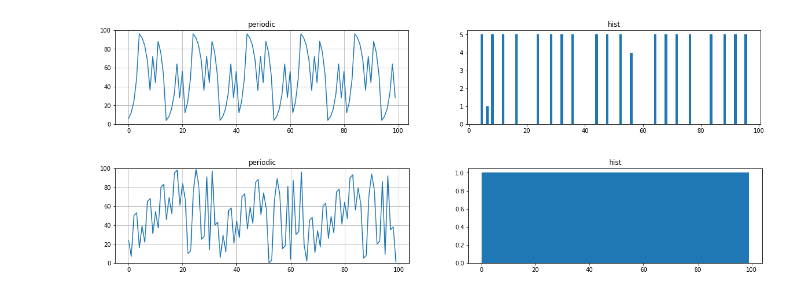
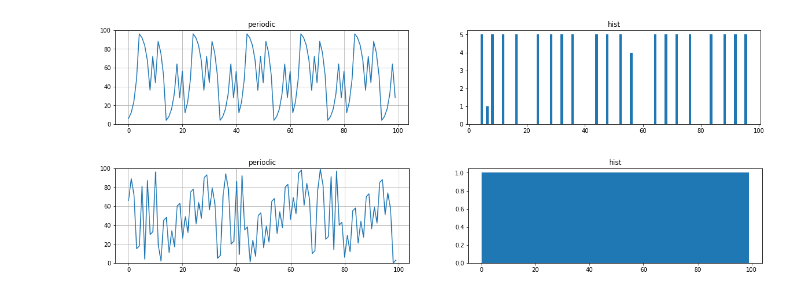
Before and after one commit to XUJiahua/gomeetup20181021, a Jupyter notebook: code/lcg_randomness/lcg_randomness.ipynb, the cells around one changed output. Cells and saved outputs as stored; diff of their text form; code cells hidden in the pictures.

```diff
--- a/code/lcg_randomness/lcg_randomness.ipynb
+++ b/code/lcg_randomness/lcg_randomness.ipynb
@@ -61,6 +61,6 @@ has duplicate elements
 [figure]
 # %%
 # good randomness
-plot(LCG(21, 3, 100, 1))
+plot(LCG(21, 3, 100, 3))
 # %% [output]
-[figure, old version]
+[figure, new version]
```
